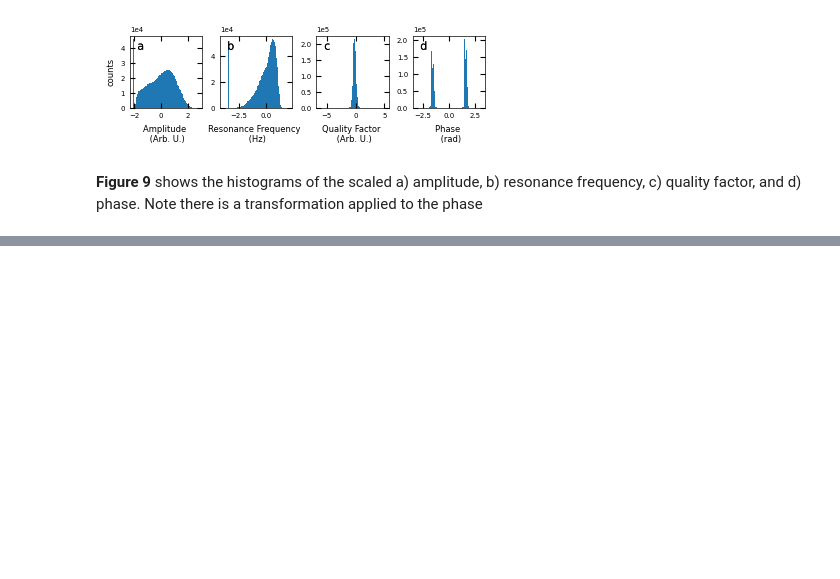
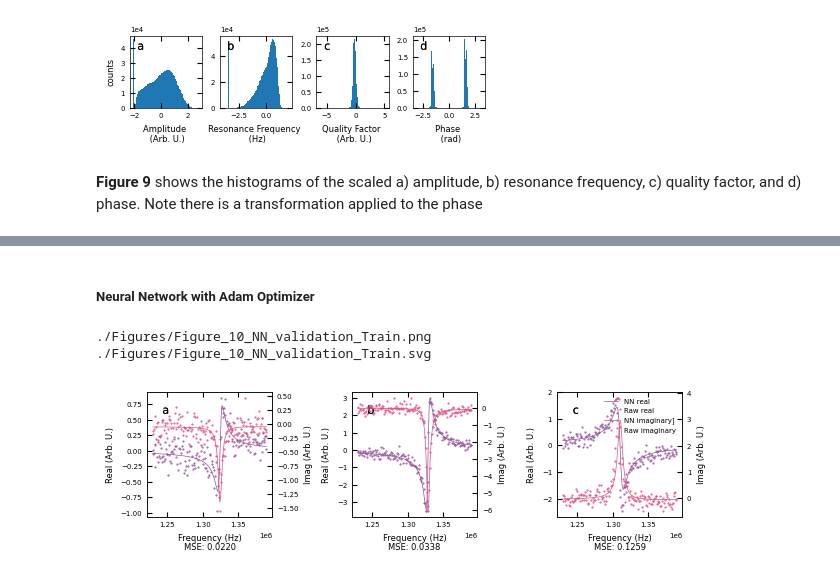
Before and after one commit to m3-learning/m3_learning, a Jupyter notebook: m3_learning/papers/2023_Rapid_Fitting/6_Noisy_Data_Analysis.ipynb, the cells around one changed output, grey strips where cells are left out. Drawn from its saved outputs; the diff is of its cells as text; code cells hidden in the pictures; blank space fills up the shorter version.

```diff
--- a/m3_learning/papers/2023_Rapid_Fitting/6_Noisy_Data_Analysis.ipynb
+++ b/m3_learning/papers/2023_Rapid_Fitting/6_Noisy_Data_Analysis.ipynb
@@ -74,7 +78,7 @@ To benchmark on noisy data we conducted fits using both Adam and Trust Region Op
 Training was saved after 900 seconds.
 # %%
 basepath = "/home/ferroelectric/m3_learning/m3_learning/papers/2023_Rapid_Fitting/Trained Models/SHO Fitter/7_4_2023_SpeedTestTraining_Noisy"
-filename = "Batch_Trainging_SpeedTest_3.csv"
+filename = "Batch_Trainging_SpeedTest.csv"
 
 results = find_best_model(basepath, filename)
 # %% [markdown]
@@ -163,0 +177,17 @@ model.load(
+# %%
+model_name_adam = basepath + "/" + results[(noise, "Adam")]['filename'].split("//")[-1]
+model_name_trust_region = basepath + "/" + results[(noise, "Trust Region CG")]['filename'].split("//")[-1]
+
+# instantiate the model
+model_adam = SHO_Model(dataset, training=False)
+
+# instantiate the model
+model_trust_region = SHO_Model(dataset, training=False)
+
+model_adam.load(
+    model_name_adam
+)
+
+model_trust_region.load(
+    model_name_trust_region
+)
@@ -163,0 +232,14 @@ model.load(
+# %% [markdown]
+##### Neural Network with Adam Optimizer
+# %%
+d1, d2, index1, mse1 = BE_viz.bmw_nn(
+    X_data,
+    prediction=model_adam,
+    out_state={"scaled": True, "raw_format": "complex"},
+    returns=True,
+    filename="Figure_10_NN_validation_Train",
+)
+# %% [output]
+./Figures/Figure_10_NN_validation_Train.png
+./Figures/Figure_10_NN_validation_Train.svg
+[figure, added]
```
Also changed, not shown: parts of 24 cells of this notebook, 3 other files.
